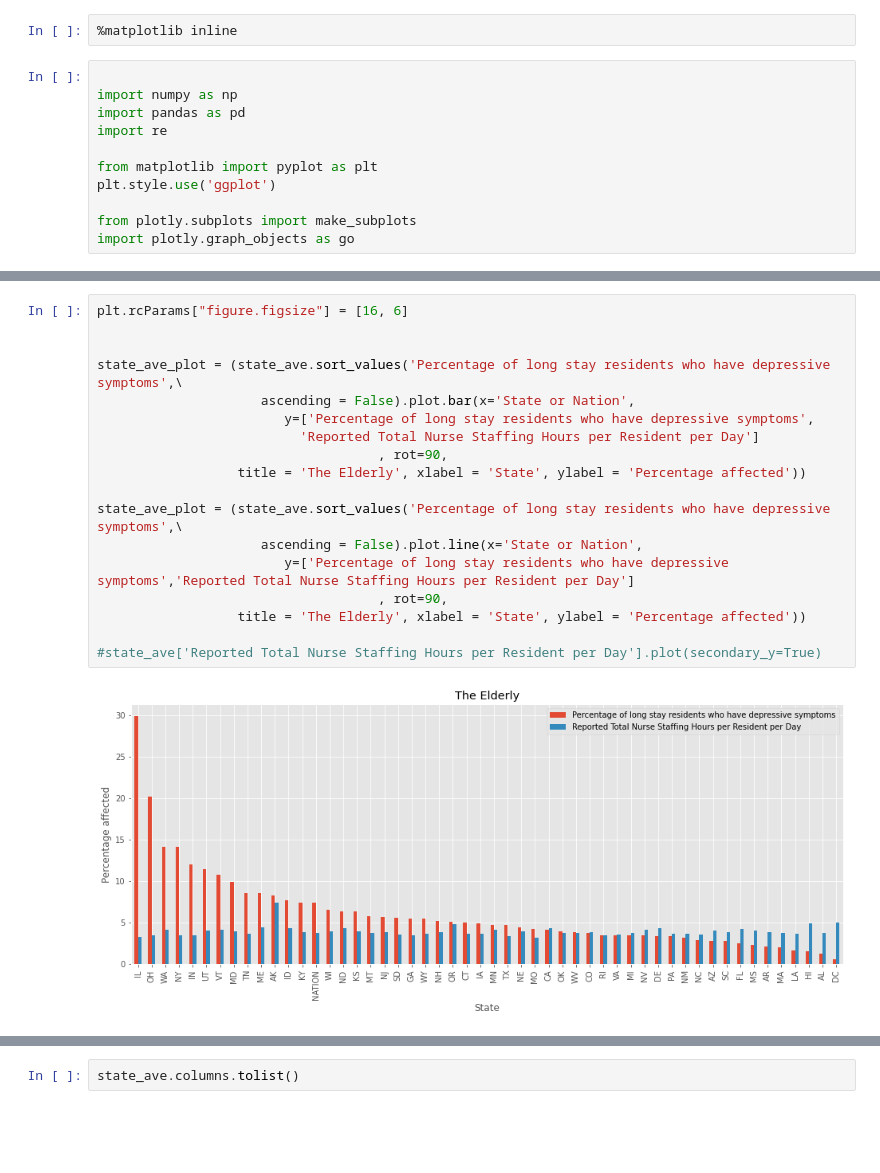
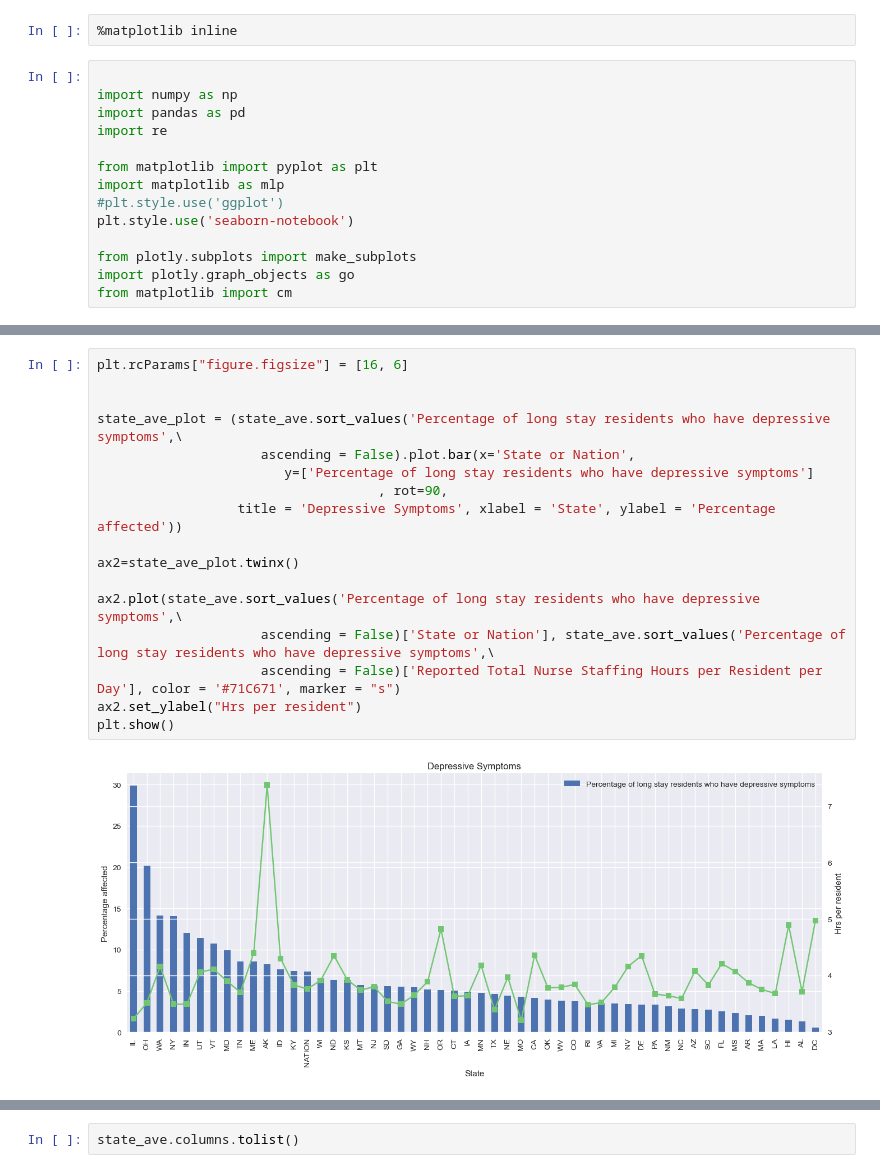
Before and after one commit to AlexGalczak/Python-term-project, a Jupyter notebook: AG Python Project.ipynb, the cells around one changed output, grey strips where cells are left out. Cells and saved outputs as stored; diff of their text form; blank space fills up the shorter version.

```diff
--- a/AG Python Project.ipynb
+++ b/AG Python Project.ipynb
@@ -10,7 +10,10 @@ import pandas as pd
 import re
 
 from matplotlib import pyplot as plt
-plt.style.use('ggplot')
+import matplotlib as mlp
+#plt.style.use('ggplot')
+plt.style.use('seaborn-notebook')
 
 from plotly.subplots import make_subplots
 import plotly.graph_objects as go
+from matplotlib import cm
@@ -256,20 +118,19 @@ state_ave_plot = (state_ave.sort_values('Percentage of high risk long stay resid
 # %%
 plt.rcParams["figure.figsize"] = [16, 6]
 
 
 state_ave_plot = (state_ave.sort_values('Percentage of long stay residents who have depressive symptoms',\
                      ascending = False).plot.bar(x='State or Nation',
-                        y=['Percentage of long stay residents who have depressive symptoms',
-                          'Reported Total Nurse Staffing Hours per Resident per Day']
+                        y=['Percentage of long stay residents who have depressive symptoms']
                                     , rot=90,
-                  title = 'The Elderly', xlabel = 'State', ylabel = 'Percentage affected'))
+                  title = 'Depressive Symptoms', xlabel = 'State', ylabel = 'Percentage affected'))
 
-state_ave_plot = (state_ave.sort_values('Percentage of long stay residents who have depressive symptoms',\
-                     ascending = False).plot.line(x='State or Nation',
-                        y=['Percentage of long stay residents who have depressive symptoms','Reported Total Nurse Staffing Hours per Resident per Day']
-                                    , rot=90,
-                  title = 'The Elderly', xlabel = 'State', ylabel = 'Percentage affected'))
+ax2=state_ave_plot.twinx()
 
-#state_ave['Reported Total Nurse Staffing Hours per Resident per Day'].plot(secondary_y=True)
+ax2.plot(state_ave.sort_values('Percentage of long stay residents who have depressive symptoms',\
+                     ascending = False)['State or Nation'], state_ave.sort_values('Percentage of long stay residents who have depressive symptoms',\
+                     ascending = False)['Reported Total Nurse Staffing Hours per Resident per Day'], color = '#71C671', marker = "s")
+ax2.set_ylabel("Hrs per resident")
+plt.show()
 # %% [output]
-[figure, old version]
+[figure, new version]
```
Also changed, not shown: parts of 23 cells of this notebook.
